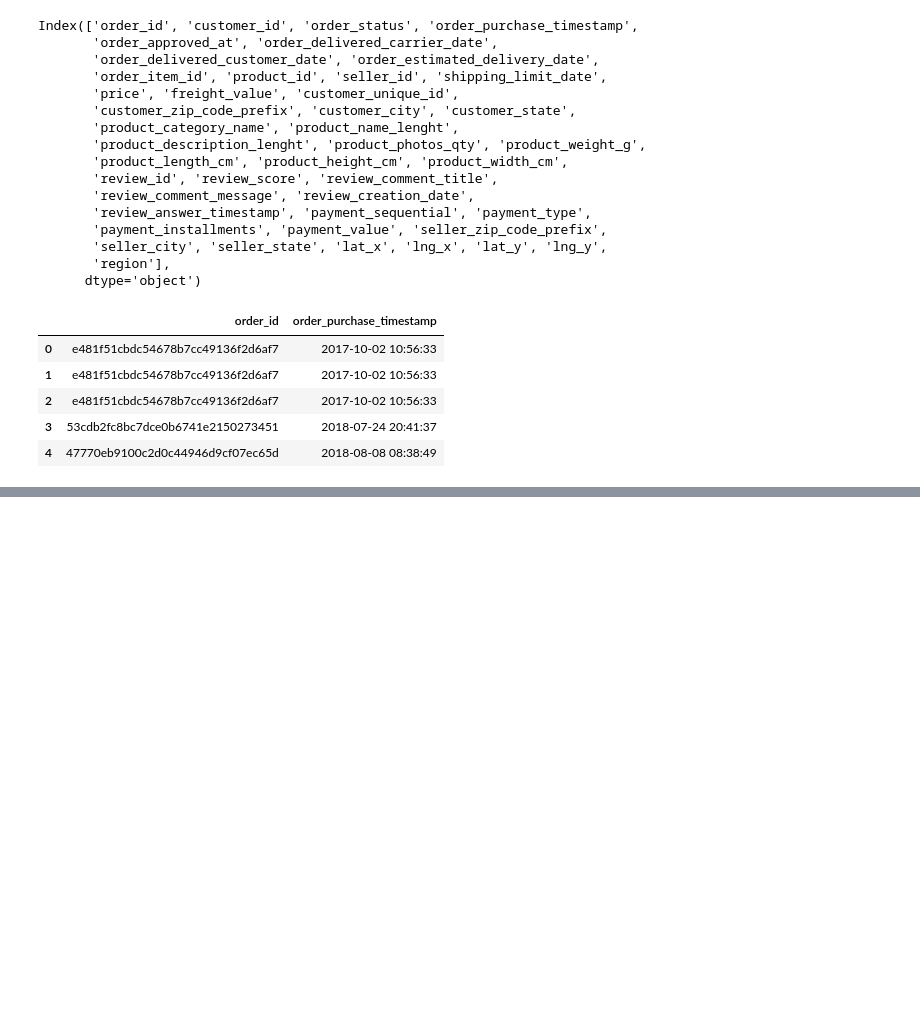
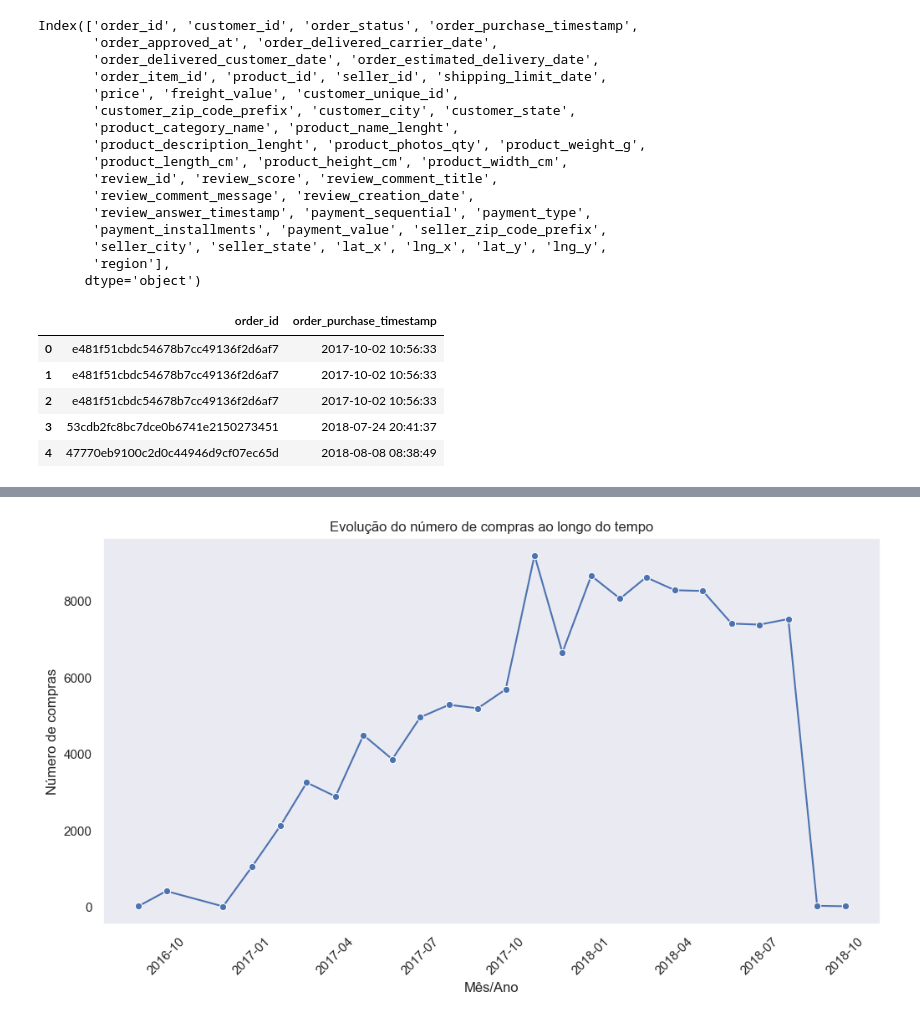
Before and after one commit to olavodd42/analise_exploratoria_olist, a Jupyter notebook: notebook.ipynb, the cells around one changed output, grey strips where cells are left out. Saved outputs shown, nothing was run; the diff lists cells and outputs as text; code cells hidden in the pictures; blank space fills up the shorter version.

```diff
--- a/notebook.ipynb
+++ b/notebook.ipynb
@@ -447,7 +449,7 @@ cols = ['order_id', 'order_purchase_timestamp']
 
 df[cols[1]] = pd.to_datetime(df['order_purchase_timestamp'])
 
-df_orders_timestamp = df[cols]
+df_orders_timestamp = df[cols].copy()
 df_orders_timestamp.head()
 # %% [output]
 |  | order_id | order_purchase_timestamp |
@@ -457,4 +459,5 @@ df_orders_timestamp.head()
 | 3 | 53cdb2fc8bc7dce0b6741e2150273451 | 2018-07-24 20:41:37 |
 | 4 | 47770eb9100c2d0c44946d9cf07ec65d | 2018-08-08 08:38:49 |
 # %%
-df_orders_timestamp['order_purchase_date'] = df_orders_timestamp[cols[1]].apply(lambda x: x.to)
+df_orders_timestamp['order_purchase_month'] = df_orders_timestamp[cols[1]].dt.to_period('M')
+df_orders_timestamp.head()
@@ -460,0 +471,3 @@ df_orders_timestamp['order_purchase_date'] = df_orders_timestamp[cols[1]].apply(
+# %%
+df_orders_timestamp = df_orders_timestamp[['order_id', 'order_purchase_month']].groupby('order_purchase_month').count().reset_index()
+df_orders_timestamp.head()
@@ -460,0 +481,3 @@ df_orders_timestamp['order_purchase_date'] = df_orders_timestamp[cols[1]].apply(
+# %%
+df_orders_timestamp['order_purchase_month'] = df_orders_timestamp['order_purchase_month'].dt.to_timestamp()
+df_orders_timestamp.head()
@@ -460,0 +491,11 @@ df_orders_timestamp['order_purchase_date'] = df_orders_timestamp[cols[1]].apply(
+# %%
+plt.figure(figsize=(12,6))
+sns.lineplot(df_orders_timestamp, x='order_purchase_month', y='order_id', marker='o')
+plt.xticks(rotation=45)
+plt.title('Evolução do número de compras ao longo do tempo')
+plt.xlabel('Mês/Ano')
+plt.ylabel('Número de compras')
+plt.grid()
+plt.show()
+# %% [output]
+[figure, added]
```
Also changed, not shown: parts of 25 cells of this notebook.
